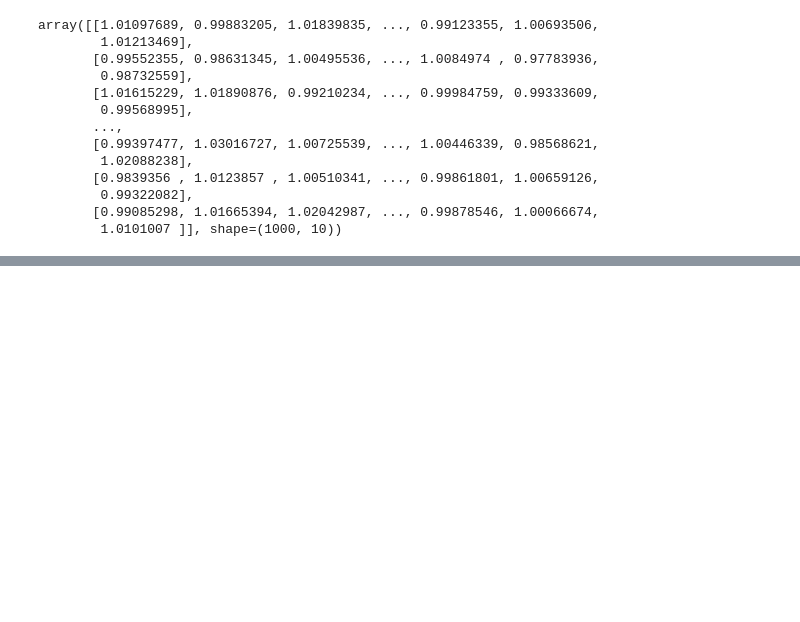
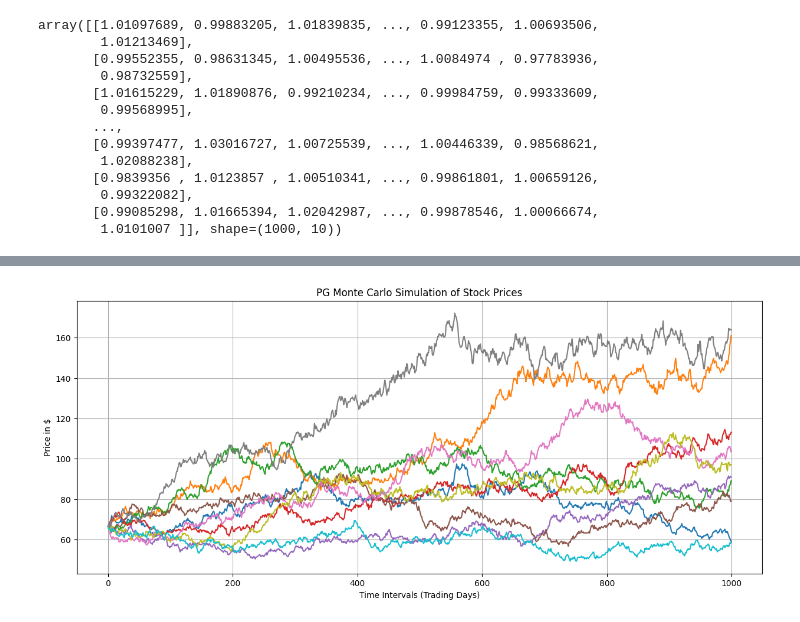
Before and after one commit to Rainspistols/Python-for-Finance, a Jupyter notebook: some.ipynb, the cells around one changed output, grey strips where cells are left out. Saved outputs shown, nothing was run; the diff lists cells and outputs as text; code cells hidden in the pictures; blank space fills up the shorter version.

```diff
--- a/some.ipynb
+++ b/some.ipynb
@@ -180,3 +180,6 @@ array([[1.01097689, 0.99883205, 1.01839835, ..., 0.99123355, 1.00693506,
         0.99322082],
        [0.99085298, 1.01665394, 1.02042987, ..., 0.99878546, 1.00066674,
         1.0101007 ]], shape=(1000, 10))
+# %%
+S0 = data.iloc[-1]
+S0
@@ -182,0 +190,3 @@ array([[1.01097689, 0.99883205, 1.01839835, ..., 0.99123355, 1.00693506,
+# %%
+price_list = np.zeros_like(daily_returns)
+price_list
@@ -182,0 +201,3 @@ array([[1.01097689, 0.99883205, 1.01839835, ..., 0.99123355, 1.00693506,
+# %%
+price_list[0] = S0
+price_list
@@ -182,0 +218,5 @@ array([[1.01097689, 0.99883205, 1.01839835, ..., 0.99123355, 1.00693506,
+# %%
+for t in range(1, t_intervals):
+    price_list[t] = price_list[t - 1] * daily_returns[t]
+
+price_list
@@ -182,0 +237,10 @@ array([[1.01097689, 0.99883205, 1.01839835, ..., 0.99123355, 1.00693506,
+# %%
+plt.figure(figsize=(15, 6))
+plt.plot(price_list)
+plt.title(f"{ticker} Monte Carlo Simulation of Stock Prices")
+plt.xlabel("Time Intervals (Trading Days)")
+plt.ylabel("Price in $")
+plt.grid()
+plt.show()
+# %% [output]
+[figure, added]
```
Also changed, not shown: parts of 4 cells of this notebook.
